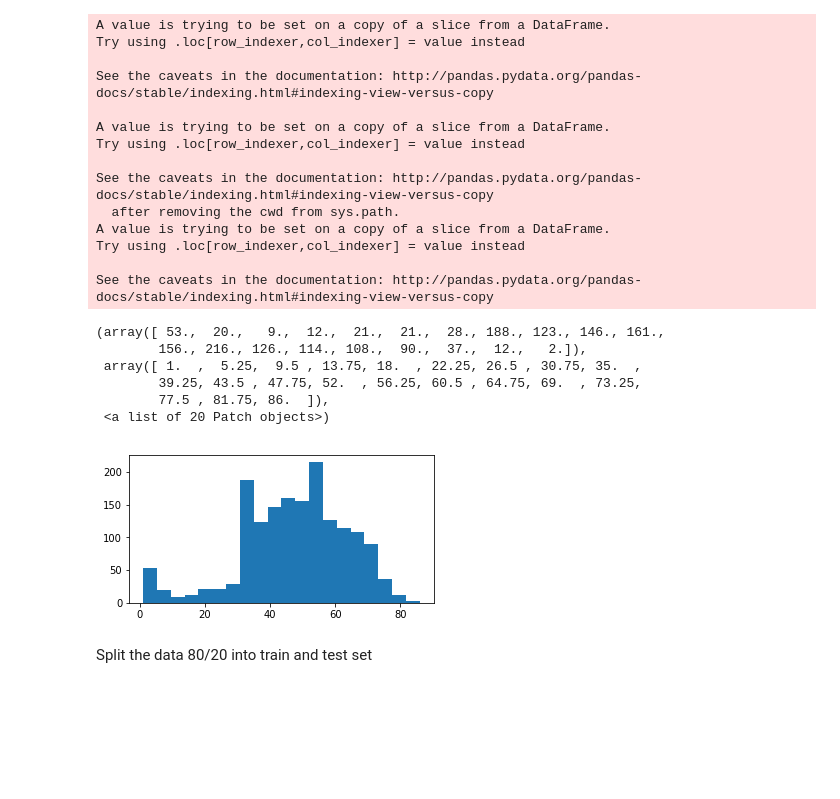
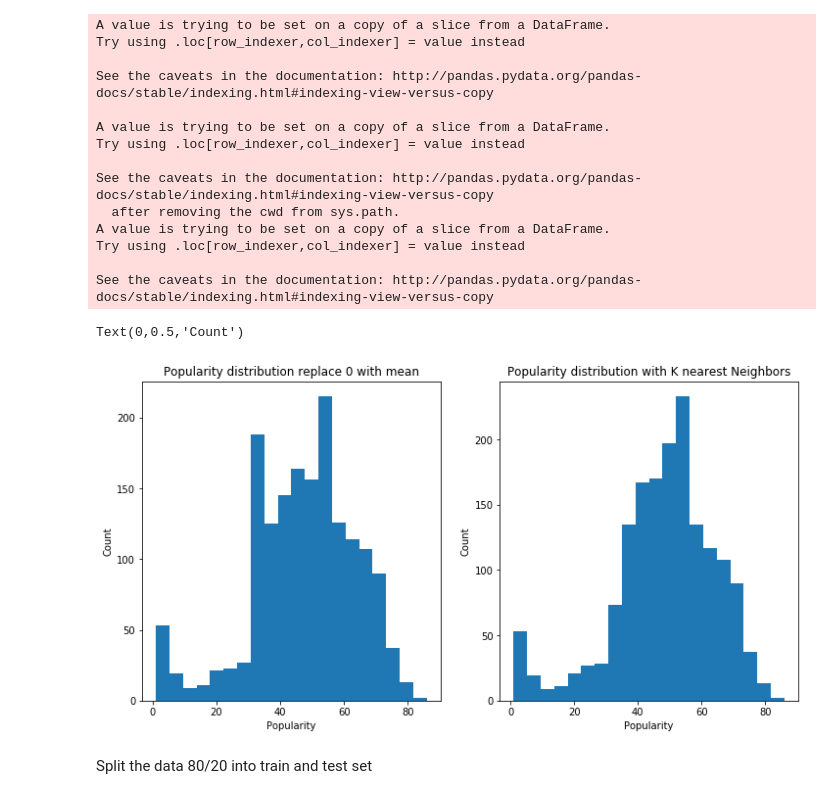
Before and after one commit to evanhosmer/Spotify_case_study, a Jupyter notebook: Spotify.ipynb, the cells around one changed output. Drawn from its saved outputs; the diff is of its cells as text; code cells hidden in the pictures; blank space fills up the shorter version.

```diff
--- a/Spotify.ipynb
+++ b/Spotify.ipynb
@@ -263,14 +307,18 @@ new = pd.concat([x,dummies], axis = 1)
-# %%
-fig = plt.figure(figsize = (12,6))
-ax = fig.add_subplot(221)
-
-ax.hist(mergeddf['Popularity'],20)
-# %% [output]
-(array([ 53.,  20.,   9.,  12.,  21.,  21.,  28., 188., 123., 146., 161.,
-        156., 216., 126., 114., 108.,  90.,  37.,  12.,   2.]),
- array([ 1.  ,  5.25,  9.5 , 13.75, 18.  , 22.25, 26.5 , 30.75, 35.  ,
-        39.25, 43.5 , 47.75, 52.  , 56.25, 60.5 , 64.75, 69.  , 73.25,
-        77.5 , 81.75, 86.  ]),
- <a list of 20 Patch objects>)
-[figure, removed]
+# %%
+fig = plt.figure(figsize = (12,6))
+ax = fig.add_subplot(121)
+
+ax.hist(mergeddf['Popularity'],20)
+ax.set_title('Popularity distribution replace 0 with mean')
+ax.set_xlabel('Popularity')
+ax.set_ylabel('Count')
+ax2 = fig.add_subplot(122)
+
+ax2.hist(finalknn['Popularity'],20)
+ax2.set_title('Popularity distribution with K nearest Neighbors')
+ax2.set_xlabel('Popularity')
+ax2.set_ylabel('Count')
+# %% [output]
+Text(0,0.5,'Count')
+[figure, added]
 # %%
```
Also changed, not shown: parts of 31 cells of this notebook.
